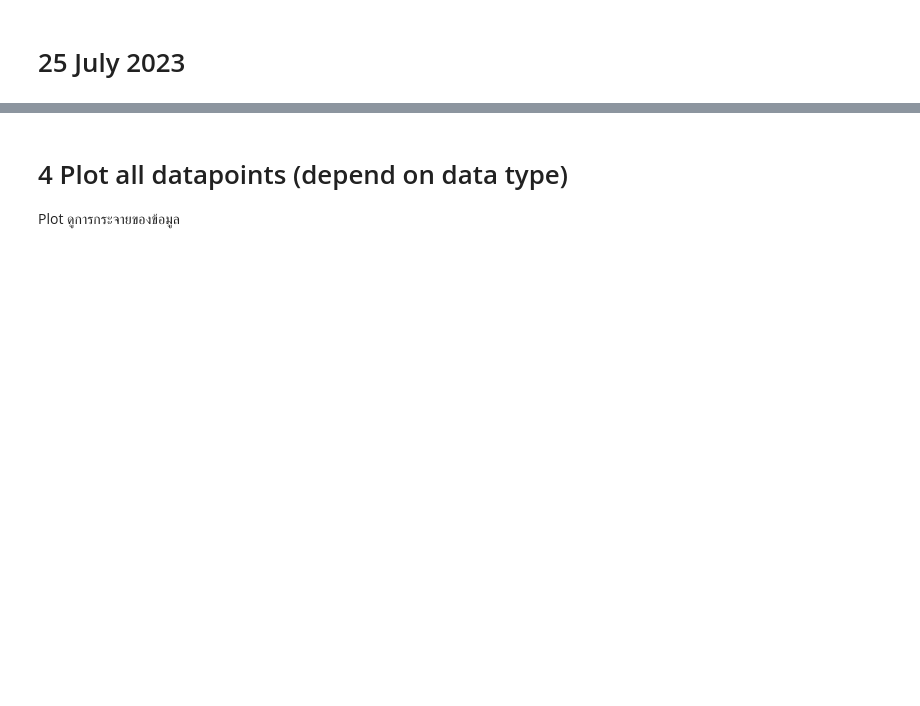
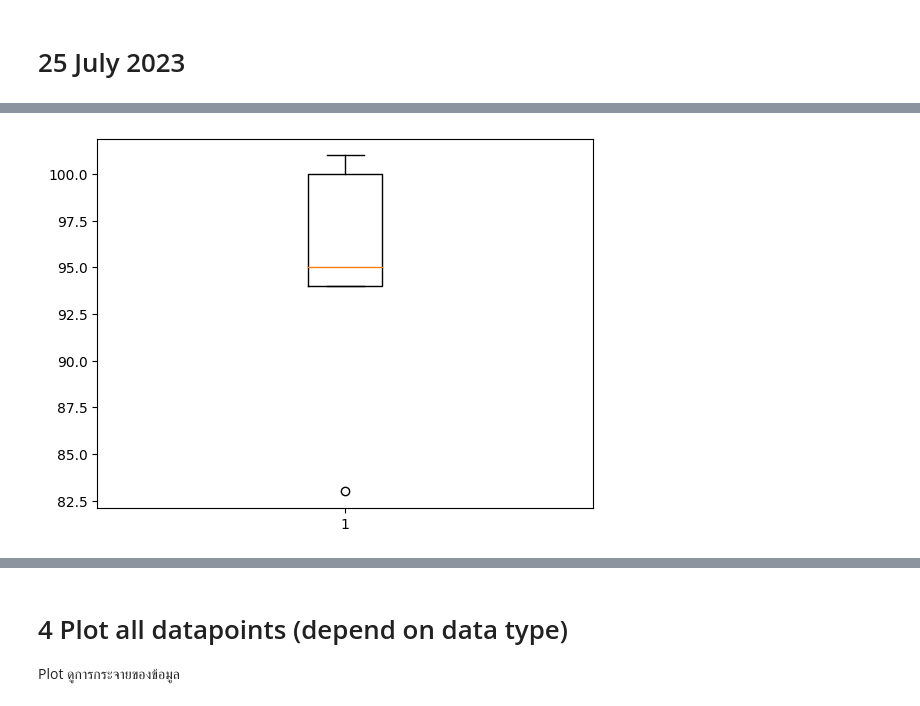
Before and after one commit to tohnperfect/DPDM2023, a Jupyter notebook: Data102(Chapter2).ipynb, the cells around one changed output, grey strips where cells are left out. Saved outputs shown, nothing was run; the diff lists cells and outputs as text; code cells hidden in the pictures; blank space fills up the shorter version.

```diff
--- a/Data102(Chapter2).ipynb
+++ b/Data102(Chapter2).ipynb
@@ -234,2 +226,6 @@ plt.boxplot(positive_) #positive
+# %%
+plt.boxplot(table_from_drive['Amount_Government']);
+# %% [output]
+[figure, added]
 # %%
 plt.boxplot(Total_) #Total Testing
```
Also changed, not shown: parts of 136 cells of this notebook.
